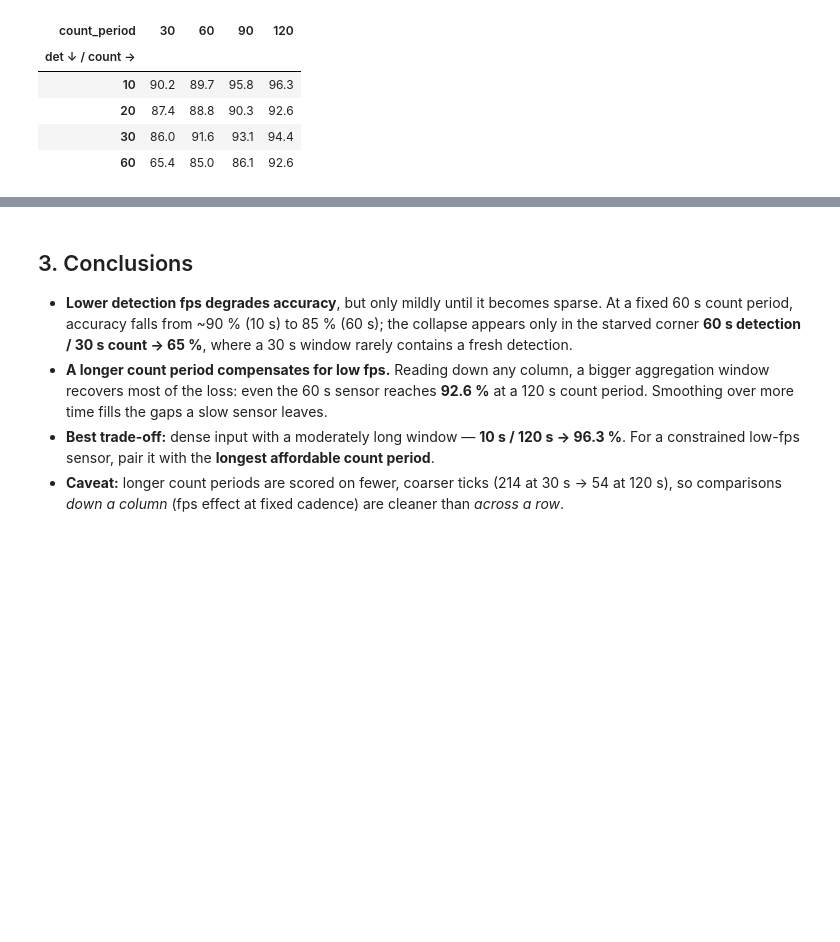
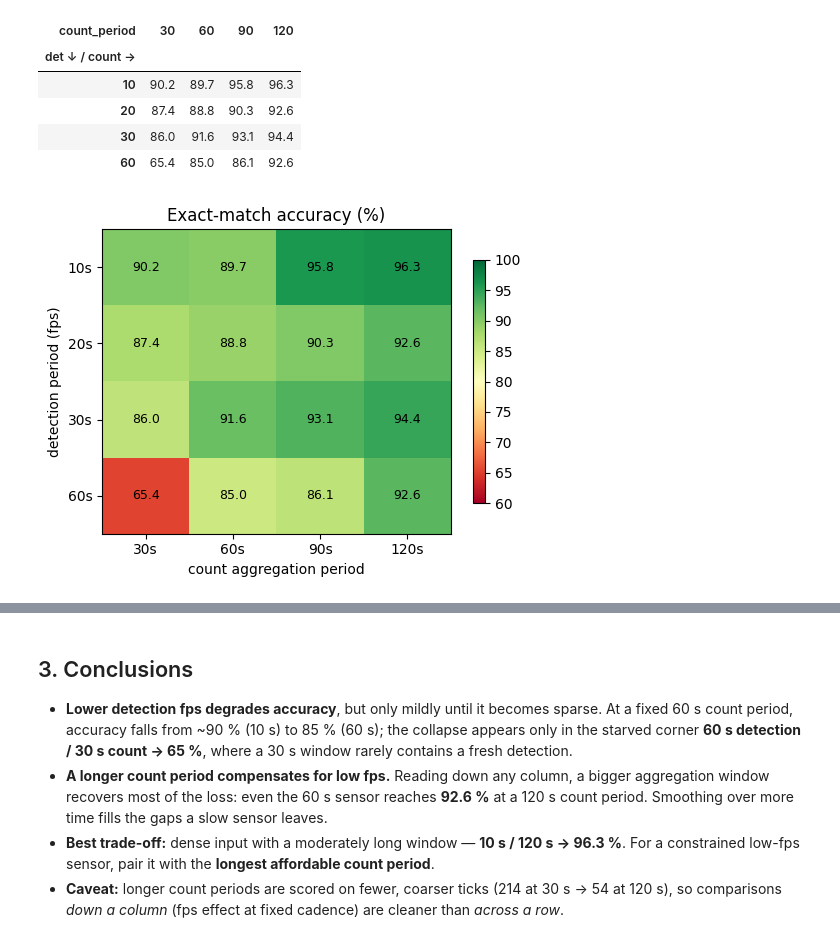
Before and after one commit to klymya/pg-research, a Jupyter notebook: fps_influence_on_count_acuracy_research/report.ipynb, the cells around one changed output, grey strips where cells are left out. Cells and saved outputs as stored; diff of their text form; code cells hidden in the pictures; blank space fills up the shorter version.

```diff
--- a/fps_influence_on_count_acuracy_research/report.ipynb
+++ b/fps_influence_on_count_acuracy_research/report.ipynb
@@ -106,3 +138,20 @@ Exact-match accuracy (%) — higher is better
 | 20 | 87.4 | 88.8 | 90.3 | 92.6 |
 | 30 | 86.0 | 91.6 | 93.1 | 94.4 |
 | 60 | 65.4 | 85.0 | 86.1 | 92.6 |
+# %%
+import matplotlib.pyplot as plt
+%matplotlib inline
+
+acc = res.pivot(index="detection_period", columns="count_period", values="accuracy")
+fig, ax = plt.subplots(figsize=(5.2, 4))
+im = ax.imshow(acc.values, cmap="RdYlGn", vmin=60, vmax=100, aspect="auto")
+ax.set_xticks(range(len(acc.columns)), [f"{c}s" for c in acc.columns])
+ax.set_yticks(range(len(acc.index)), [f"{i}s" for i in acc.index])
+ax.set_xlabel("count aggregation period"); ax.set_ylabel("detection period (fps)")
+ax.set_title("Exact-match accuracy (%)")
+for i in range(acc.shape[0]):
+    for j in range(acc.shape[1]):
+        ax.text(j, i, f"{acc.values[i, j]:.1f}", ha="center", va="center", fontsize=9)
+fig.colorbar(im, ax=ax, shrink=0.8); plt.tight_layout(); plt.show()
+# %% [output]
+[figure, added]
```
Also changed, not shown: parts of 4 cells of this notebook, 3 other files.
